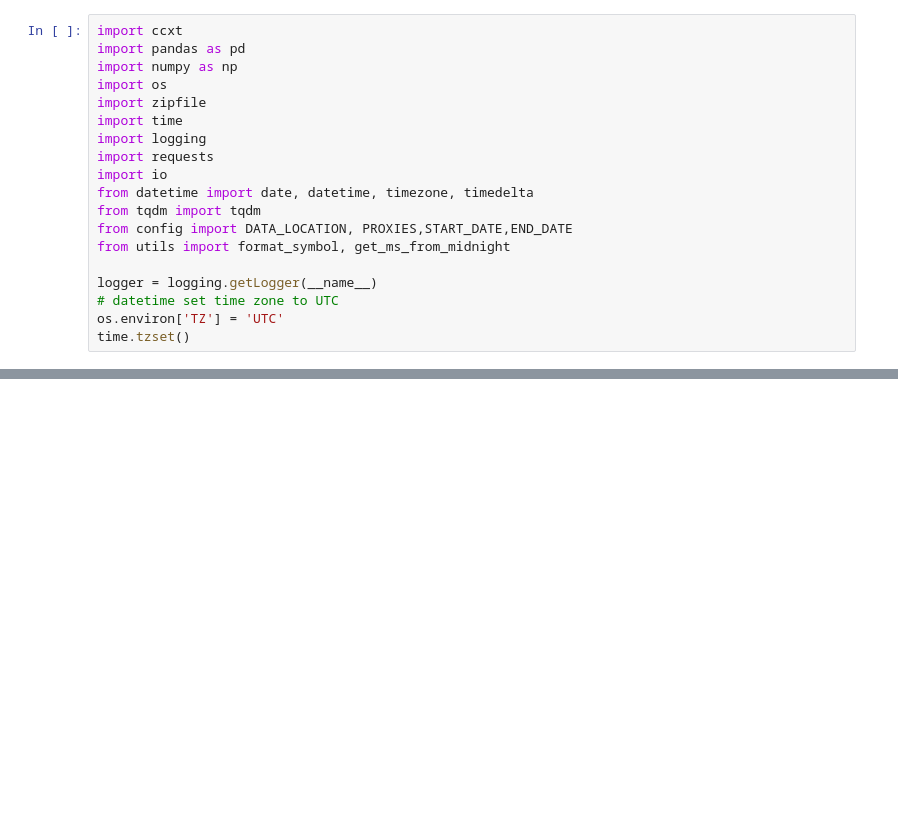
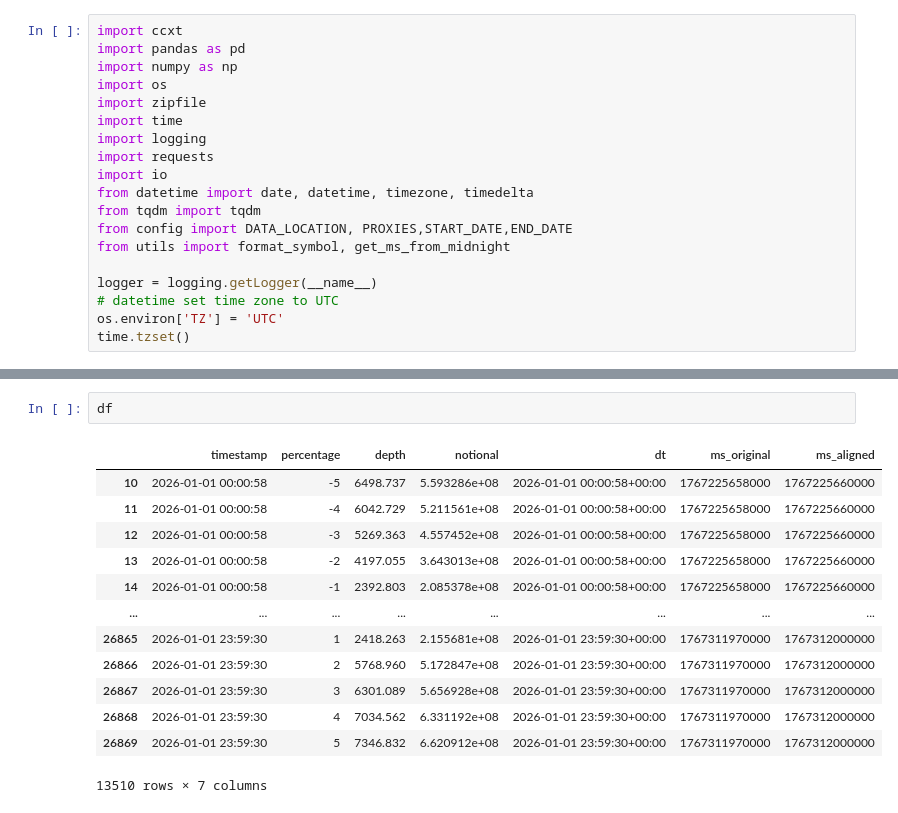
Before and after one commit to rookieCryptoTraders/rookie_lean, a Jupyter notebook: ccxt_data_fetch/test.ipynb, the cells around one changed output, grey strips where cells are left out. Cells and saved outputs as stored; diff of their text form; blank space fills up the shorter version.

```diff
--- a/ccxt_data_fetch/test.ipynb
+++ b/ccxt_data_fetch/test.ipynb
@@ -148,0 +421,16 @@ df=fetch_depth_range_cryptofuture("BTCUSDT", datetime.fromisoformat(START_DATE).
+# %%
+df
+# %% [output]
+|  | timestamp | percentage | depth | notional | dt | ms_original | ms_aligned |
+| 10 | 2026-01-01 00:00:58 | -5 | 6498.737 | 5.593286e+08 | 2026-01-01 00:00:58+00:00 | 1767225658000 | 1767225660000 |
+| 11 | 2026-01-01 00:00:58 | -4 | 6042.729 | 5.211561e+08 | 2026-01-01 00:00:58+00:00 | 1767225658000 | 1767225660000 |
+| 12 | 2026-01-01 00:00:58 | -3 | 5269.363 | 4.557452e+08 | 2026-01-01 00:00:58+00:00 | 1767225658000 | 1767225660000 |
+| 13 | 2026-01-01 00:00:58 | -2 | 4197.055 | 3.643013e+08 | 2026-01-01 00:00:58+00:00 | 1767225658000 | 1767225660000 |
+| 14 | 2026-01-01 00:00:58 | -1 | 2392.803 | 2.085378e+08 | 2026-01-01 00:00:58+00:00 | 1767225658000 | 1767225660000 |
+| ... | ... | ... | ... | ... | ... | ... | ... |
+| 26865 | 2026-01-01 23:59:30 | 1 | 2418.263 | 2.155681e+08 | 2026-01-01 23:59:30+00:00 | 1767311970000 | 1767312000000 |
+| 26866 | 2026-01-01 23:59:30 | 2 | 5768.960 | 5.172847e+08 | 2026-01-01 23:59:30+00:00 | 1767311970000 | 1767312000000 |
+| 26867 | 2026-01-01 23:59:30 | 3 | 6301.089 | 5.656928e+08 | 2026-01-01 23:59:30+00:00 | 1767311970000 | 1767312000000 |
+| 26868 | 2026-01-01 23:59:30 | 4 | 7034.562 | 6.331192e+08 | 2026-01-01 23:59:30+00:00 | 1767311970000 | 1767312000000 |
+| 26869 | 2026-01-01 23:59:30 | 5 | 7346.832 | 6.620912e+08 | 2026-01-01 23:59:30+00:00 | 1767311970000 | 1767312000000 |
+13510 rows × 7 columns
```
Also changed, not shown: parts of 23 cells of this notebook, 10 other files.
